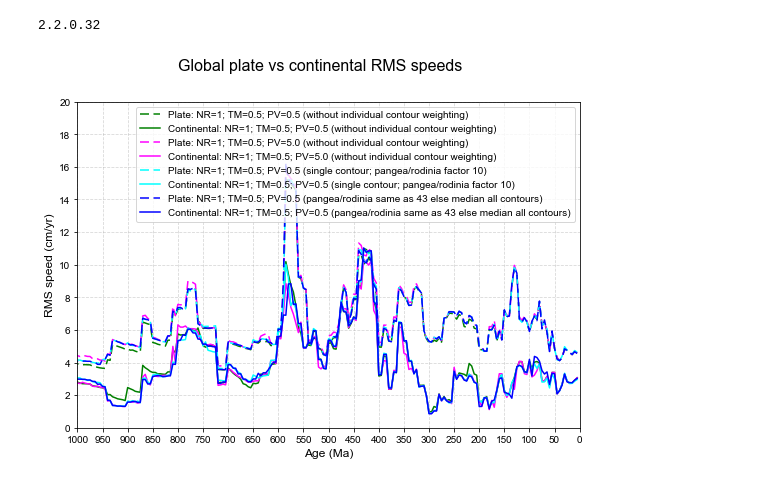
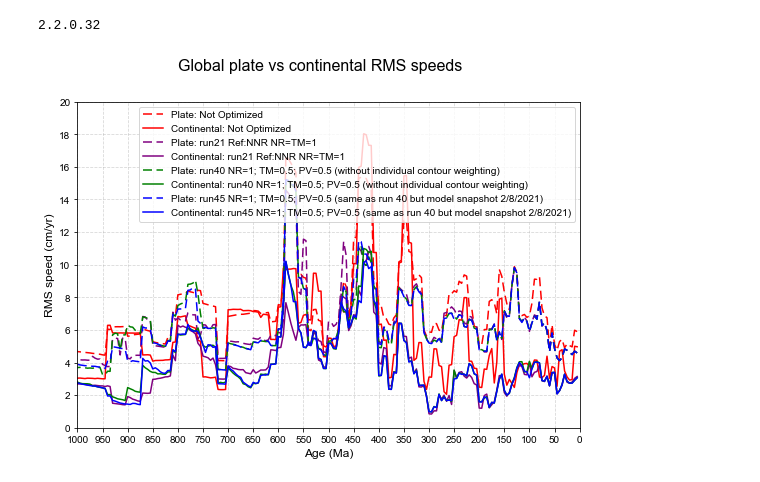
Before and after one commit to EarthByte/optAPM, a Jupyter notebook: figures/generate_plate_velocity_figures.ipynb, the cells around one changed output. Cells and saved outputs as stored; diff of their text form; code cells hidden in the pictures.

Commit message:
Update to latest figures for run 45 of 1Ga model.

```diff
--- a/figures/generate_plate_velocity_figures.ipynb
+++ b/figures/generate_plate_velocity_figures.ipynb
@@ -36,18 +36,20 @@ if model_dir == 'Global_1000-0_Model_2017':
 
     # Models to plot.
     model_infos = [
-        #(None, 'red', 'Not Optimized'),
+        (None, 'red', 'Not Optimized'),
+        ('svn1683_run21', 'purple', 'run21 Ref:NNR NR=TM=1'),
         #('git_20200909_67baa20_run29', 'green', 'NR=1; TM=0.5; PV=0.5 (plate fragmentation)'),
         #('git_20200909_67baa20_run30', 'green', 'NR=1; TM=0.5; PV=0.5 (continent fragmentation)'),
         #('git_20200909_67baa20_run31', 'blue', 'NR=1; TM=0.5; PV=0.5 (without continent fragmentation)'),
         #('git_20210503_89d7a7e_run32', 'yellow', 'NR=1; TM=0.5; PV=0'),
         #('git_20210503_89d7a7e_run38', 'darkorange', 'NR=0; TM=0; PV=1 (without individual contour weighting)'),
         #('git_20210503_89d7a7e_run39', 'magenta', 'NR=0; TM=0; PV=1 (with individual contour weighting)'),
-        ('git_20210503_89d7a7e_run40', 'green', 'NR=1; TM=0.5; PV=0.5 (without individual contour weighting)'),
+        ('git_20210503_89d7a7e_run40', 'green', 'run40 NR=1; TM=0.5; PV=0.5 (without individual contour weighting)'),
         #('git_20210503_89d7a7e_run41', 'blue', 'NR=1; TM=0.5; PV=0.5 (with individual contour weighting)'),
-        ('git_20210503_89d7a7e_run42', 'magenta', 'NR=1; TM=0.5; PV=5.0 (without individual contour weighting)'),
-        ('git_20210503_89d7a7e_run43', 'cyan', 'NR=1; TM=0.5; PV=0.5 (single contour; pangea/rodinia factor 10)'),
-        ('git_20210503_89d7a7e_run44', 'blue', 'NR=1; TM=0.5; PV=0.5 (pangea/rodinia same as 43 else median all contours)'),
+        #('git_20210503_89d7a7e_run42', 'magenta', 'NR=1; TM=0.5; PV=5.0 (without individual contour weighting)'),
+        #('git_20210503_89d7a7e_run43', 'cyan', 'NR=1; TM=0.5; PV=0.5 (single contour; pangea/rodinia factor 10)'),
+        #('git_20210503_89d7a7e_run44', 'blue', 'NR=1; TM=0.5; PV=0.5 (pangea/rodinia same as 43 else median all contours)'),
+        ('git_20210802_ce53d67_run45', 'blue', 'run45 NR=1; TM=0.5; PV=0.5 (same as run 40 but model snapshot 2/8/2021)'),
     ]
 
 else:
@@ -241,70 +243,70 @@ def plot_rms_velocities(medfilt_kernel_sizes):
         plt.yticks(np.arange(0, 20 + 1, 2))
         plt.ylabel('RMS speed (cm/yr)', fontsize=12)
         plt.xlabel('Age (Ma)', fontsize=12)
         plt.grid(linestyle='--',alpha=0.5)
         plt.gca().invert_xaxis() # Time should go from left to right.
 
         plt.legend(fontsize=10)
 
         plt.savefig(
             os.path.join(model_dir, 'RMS_speeds_{0}My.pdf'.format(medfilt_kernel_size)),
             format='pdf',
             dpi=600)
 
         plt.show()
 
 
-    #
-    # Plot figure(s) with individual models.
-    #
-    for model_index in range(len(model_infos)):
-        model_name, color, label = model_infos[model_index]
+        #
+        # Plot figure(s) with individual models.
+        #
+        for model_index in range(len(model_infos)):
+            model_name, color, label = model_infos[model_index]
 
-        rms_plate_velocities, rms_continent_velocities = velocity_models[model_index]
+            rms_plate_velocities, rms_continent_velocities = velocity_models[model_index]
 
-        fig = plt.figure(figsize=(9,6))
-        fig.suptitle('Global plate vs continental RMS speeds', fontsize=16)
+            fig = plt.figure(figsize=(9,6))
+            fig.suptitle('Global plate vs continental RMS speeds', fontsize=16)
 
-        # RMS plate velocities.
-        plt.plot(
-            times,
-            medfilt(rms_plate_velocities, medfilt_kernel_size),
-            'black',
-            label='Plate')
-        # RMS continent velocities.
-        plt.plot(
-            times,
-            medfilt(rms_continent_velocities, medfilt_kernel_size),
-            'red',
-            label='Continental')
+            # RMS plate velocities.
+            plt.plot(
+                times,
+                medfilt(rms_plate_velocities, medfilt_kernel_size),
+                'black',
+                label='Plate')
+            # RMS continent velocities.
+            plt.plot(
+                times,
+                medfilt(rms_continent_velocities, medfilt_kernel_size),
+                'red',
+                label='Continental')
 
-        plt.xlim([0, max_time])
-        plt.ylim([0, 20])  # cms/yr
-        plt.xticks(np.arange(0, max_time+1, 50))
-        plt.yticks(np.arange(0, 20 + 1, 2))
-        plt.ylabel('RMS speed (cm/yr)', fontsize=12)
-        plt.xlabel('Age (Ma)', fontsize=12)
-        plt.grid(linestyle='--',alpha=0.5)
-        plt.gca().invert_xaxis() # Time should go from left to right.
+            plt.xlim([0, max_time])
+            plt.ylim([0, 20])  # cms/yr
+            plt.xticks(np.arange(0, max_time+1, 50))
+            plt.yticks(np.arange(0, 20 + 1, 2))
+            plt.ylabel('RMS speed (cm/yr)', fontsize=12)
+            plt.xlabel('Age (Ma)', fontsize=12)
+            plt.grid(linestyle='--',alpha=0.5)
+            plt.gca().invert_xaxis() # Time should go from left to right.
 
-        plt.legend(fontsize=10)
+            plt.legend(fontsize=10)
 
-        plt.savefig(
-            os.path.join(
-                    model_dir,
-                    'RMS_speeds_{0}_{1}My.pdf'.format(
-                            model_name if model_name else label,
-                            medfilt_kernel_size)),
-            format='pdf',
-            dpi=600)
+            plt.savefig(
+                os.path.join(
+                        model_dir,
+                        'RMS_speeds_{0}_{1}My.pdf'.format(
+                                model_name if model_name else label,
+                                medfilt_kernel_size)),
+                format='pdf',
+                dpi=600)
 
-        plt.show()
+            plt.show()
 
 
 #medfilt_kernel_sizes = [1, 5, 11]
-medfilt_kernel_sizes = [1]
+medfilt_kernel_sizes = [1, 5]
 
 # Plot plate and continent RMS velocities for each model.
 plot_rms_velocities(medfilt_kernel_sizes)
 # %% [output]
-[figure, old version]
+[figure, new version]
```
Also changed, not shown: parts of 2 cells of this notebook, 3 other files.
